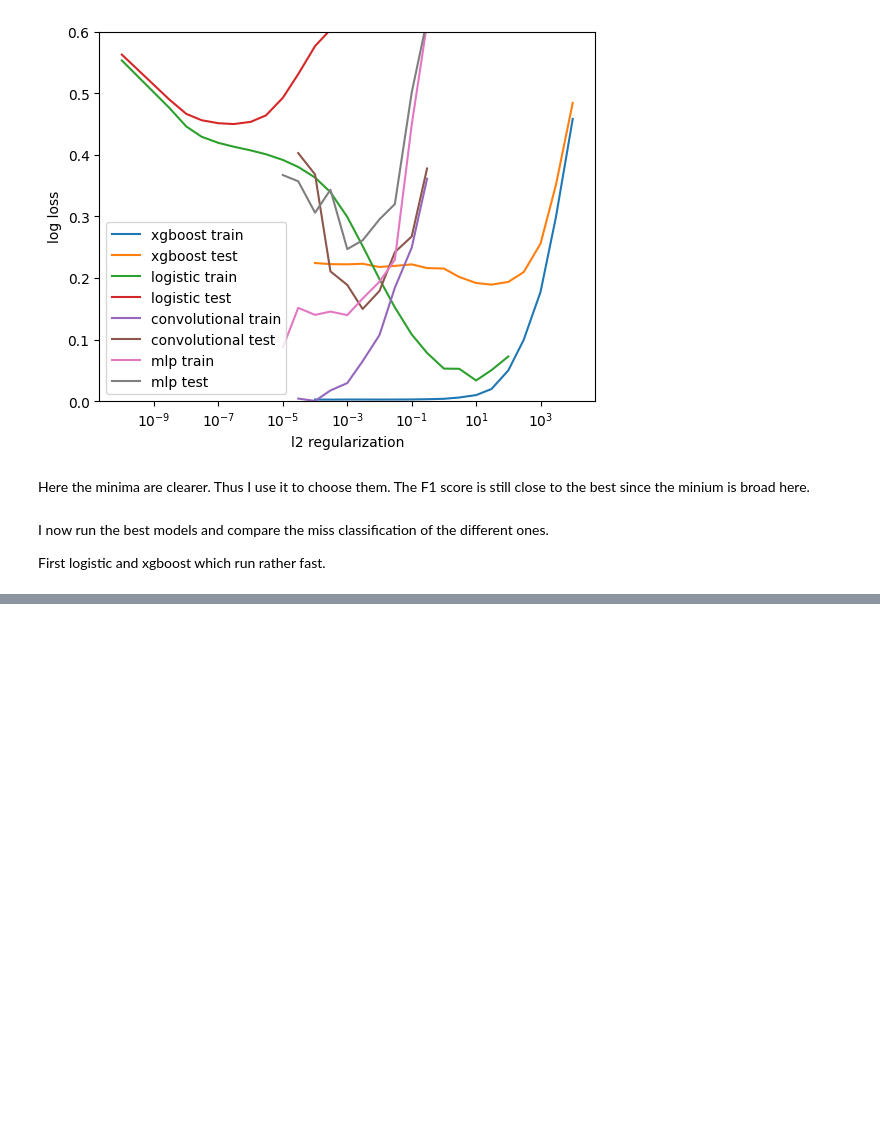
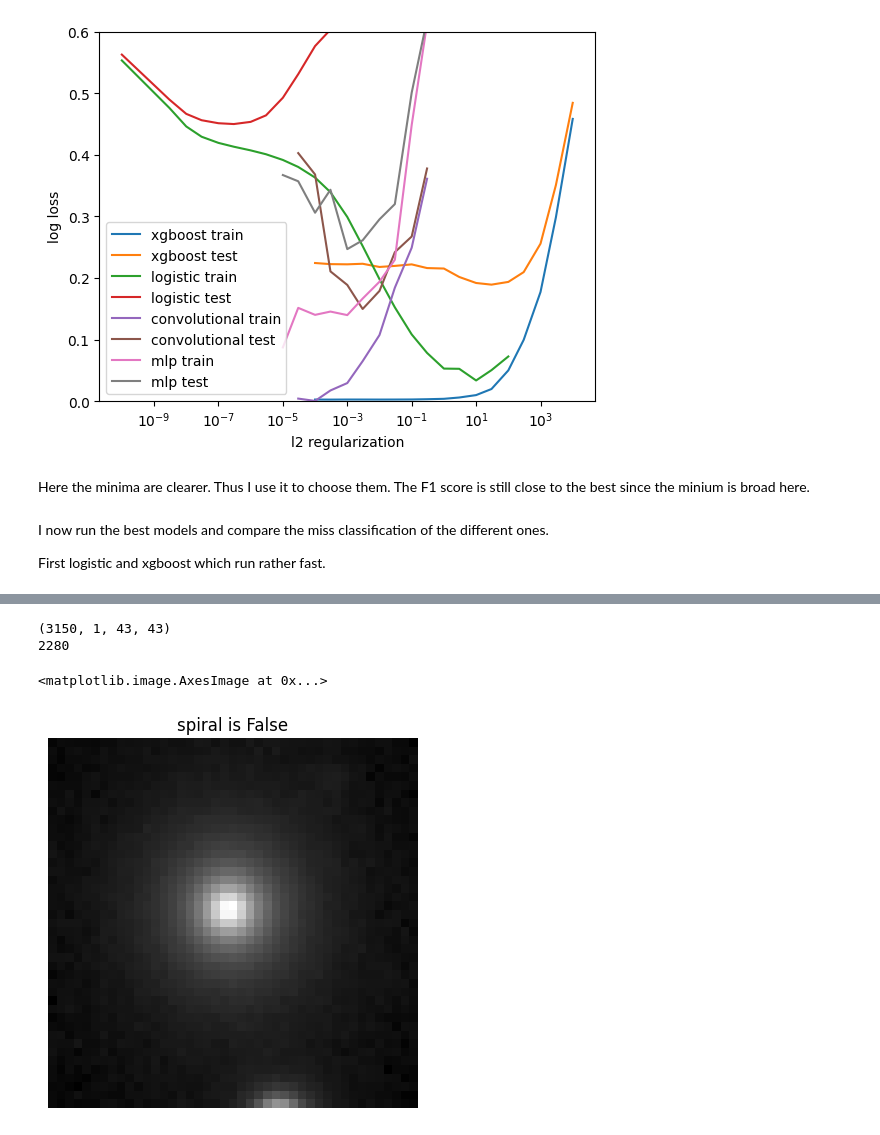
Before and after one commit to tkfritz/astro_images, a Jupyter notebook: galaxy_type_fit2.ipynb, the cells around one changed output, grey strips where cells are left out. Saved outputs shown, nothing was run; the diff lists cells and outputs as text; code cells hidden in the pictures; blank space fills up the shorter version.

Commit message:
Adding on classification results of wrong classified objects on images

```diff
--- a/galaxy_type_fit2.ipynb
+++ b/galaxy_type_fit2.ipynb
@@ -1866,0 +1901,13 @@ stats were [0.003      0.98400457 0.96826087 0.06484757 0.14956885]
+# %%
+print(image_test.shape)
+print(sum(target_test))
+# %% [output]
+(3150, 1, 43, 43)
+2280
+# %%
+plt.axis('off')
+plt.title(f"spiral is {bool(target_test[11])}")
+plt.imshow(abs(image_test[11,0,:,:])**0.5,cmap=cm.gray, interpolation='nearest')
+# %% [output]
+<matplotlib.image.AxesImage at 0x...>
+[figure, added]
```
Also changed, not shown: parts of 88 cells of this notebook.
